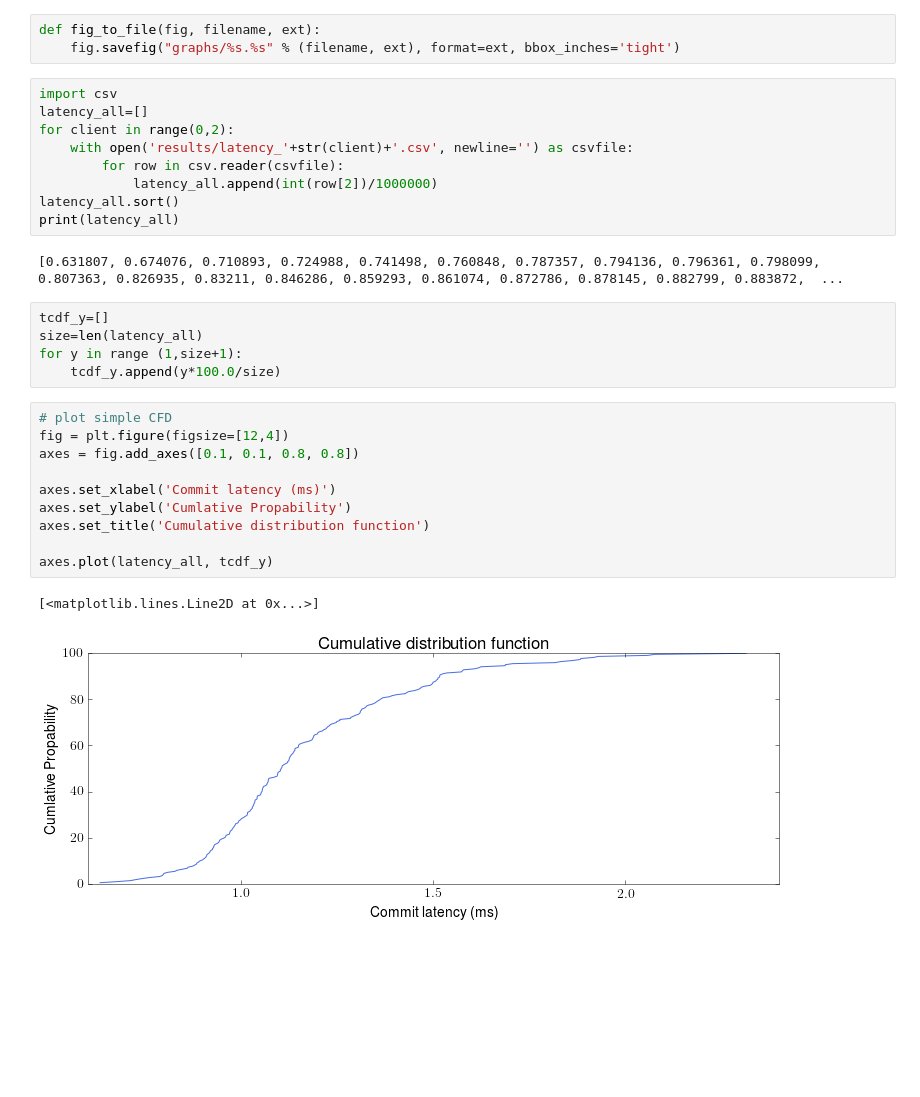
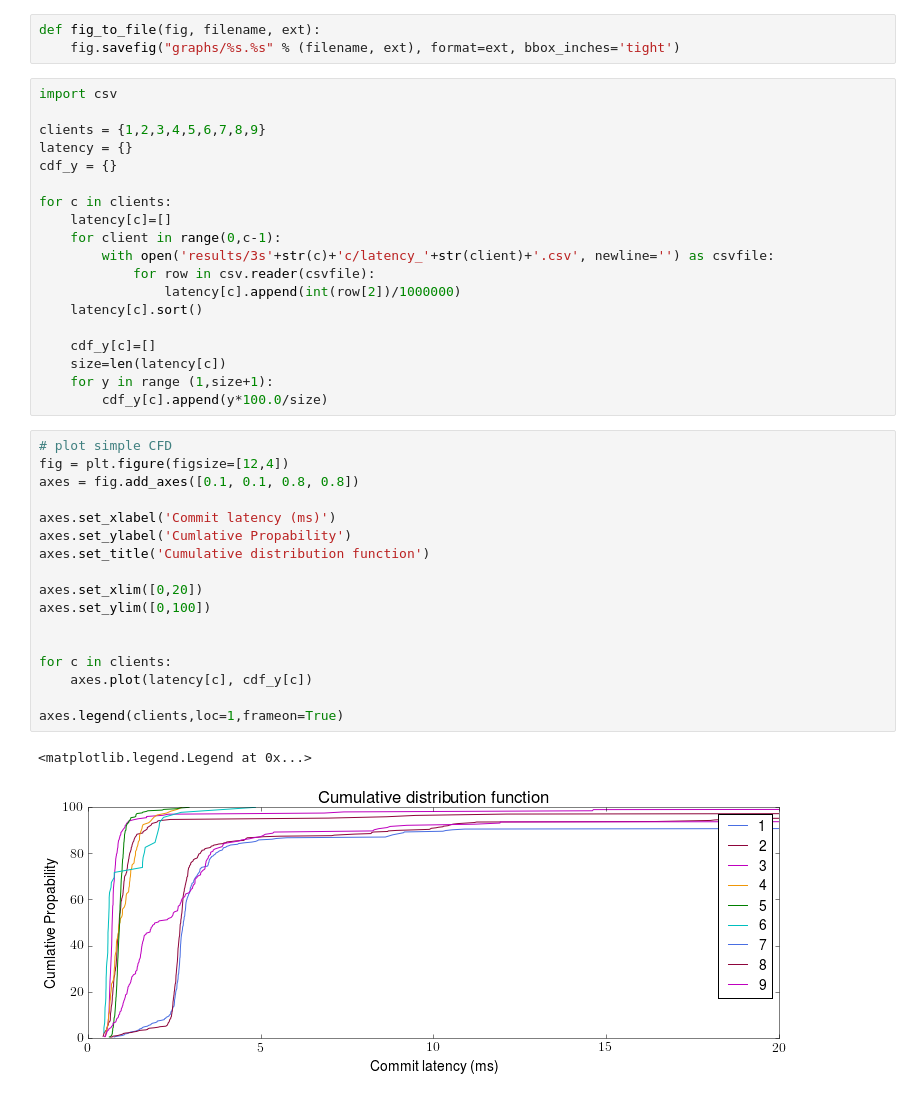
Before and after one commit to heidihoward/ios, a Jupyter notebook: scripts/graph_plotting.ipynb, the cells around one changed output. Saved outputs shown, nothing was run; the diff lists cells and outputs as text; blank space fills up the shorter version.

```diff
--- a/scripts/graph_plotting.ipynb
+++ b/scripts/graph_plotting.ipynb
@@ -21,30 +21,40 @@ def fig_to_file(fig, filename, ext):
     fig.savefig("graphs/%s.%s" % (filename, ext), format=ext, bbox_inches='tight')
 # %%
 import csv
-latency_all=[]
-for client in range(0,2):
-    with open('results/latency_'+str(client)+'.csv', newline='') as csvfile:
-        for row in csv.reader(csvfile):
-            latency_all.append(int(row[2])/1000000)
-latency_all.sort()
-print(latency_all)
+
+clients = {1,2,3,4,5,6,7,8,9}
+latency = {}
+cdf_y = {}
+
+for c in clients:
+    latency[c]=[]
+    for client in range(0,c-1):
+        with open('results/3s'+str(c)+'c/latency_'+str(client)+'.csv', newline='') as csvfile:
+            for row in csv.reader(csvfile):
+                latency[c].append(int(row[2])/1000000)
+    latency[c].sort()
+
+    cdf_y[c]=[]
+    size=len(latency[c])
+    for y in range (1,size+1):
+        cdf_y[c].append(y*100.0/size)
-# %% [output]
-[0.631807, 0.674076, 0.710893, 0.724988, 0.741498, 0.760848, 0.787357, 0.794136, 0.796361, 0.798099, 0.807363, 0.826935, 0.83211, 0.846286, 0.859293, 0.861074, 0.872786, 0.878145, 0.882799, 0.883872,  ...
-# %%
-tcdf_y=[]
-size=len(latency_all)
-for y in range (1,size+1):
-    tcdf_y.append(y*100.0/size)
 # %%
 # plot simple CFD
 fig = plt.figure(figsize=[12,4])
 axes = fig.add_axes([0.1, 0.1, 0.8, 0.8])
 
 axes.set_xlabel('Commit latency (ms)')
 axes.set_ylabel('Cumlative Propability')
 axes.set_title('Cumulative distribution function')
 
-axes.plot(latency_all, tcdf_y)
+axes.set_xlim([0,20])
+axes.set_ylim([0,100])
+
+
+for c in clients:
+    axes.plot(latency[c], cdf_y[c])
+
+axes.legend(clients,loc=1,frameon=True)
 # %% [output]
-[<matplotlib.lines.Line2D at 0x...>]
+<matplotlib.legend.Legend at 0x...>
-[figure, old version]
+[figure, new version]
```
Also changed, not shown: parts of 1 cell of this notebook, 3 other files.
